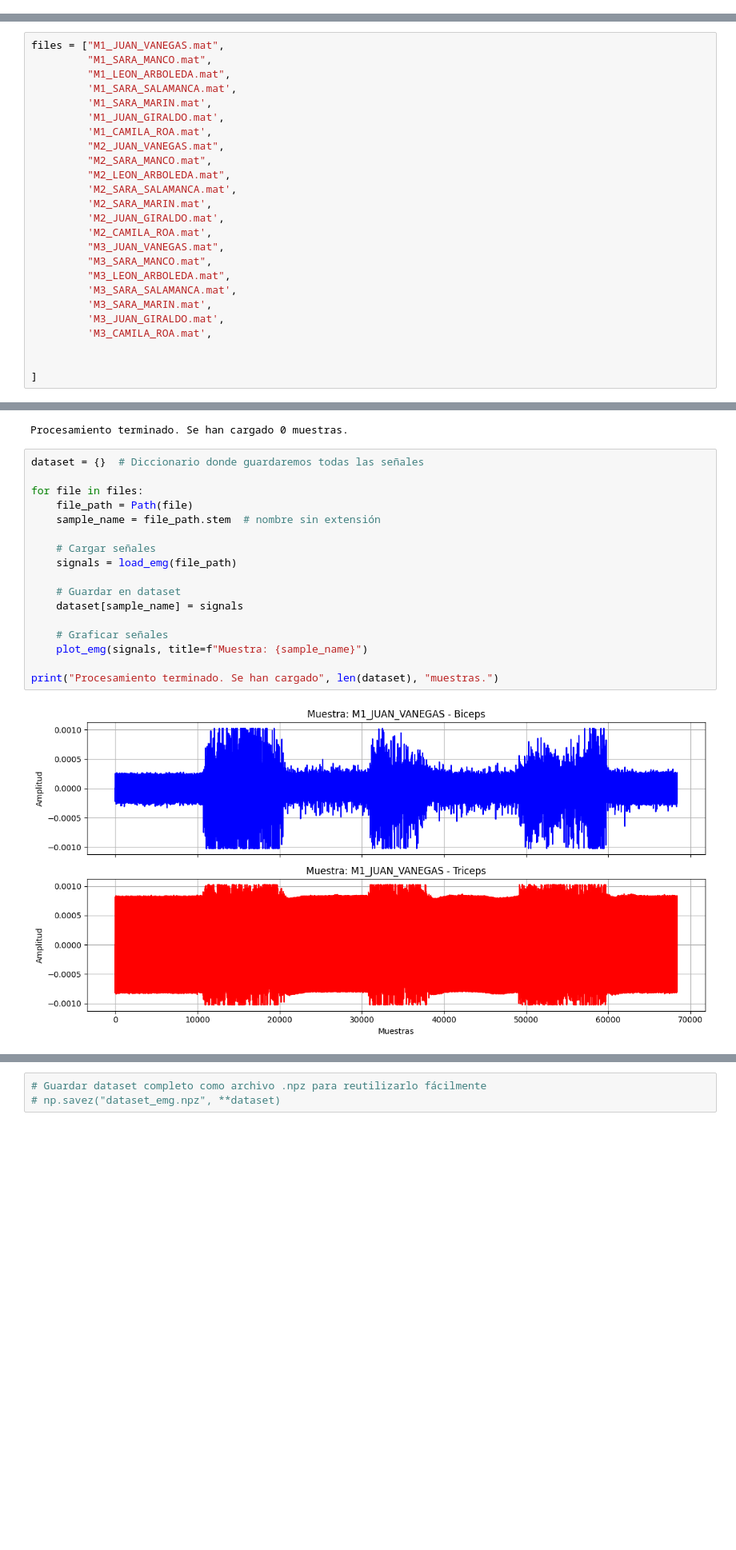
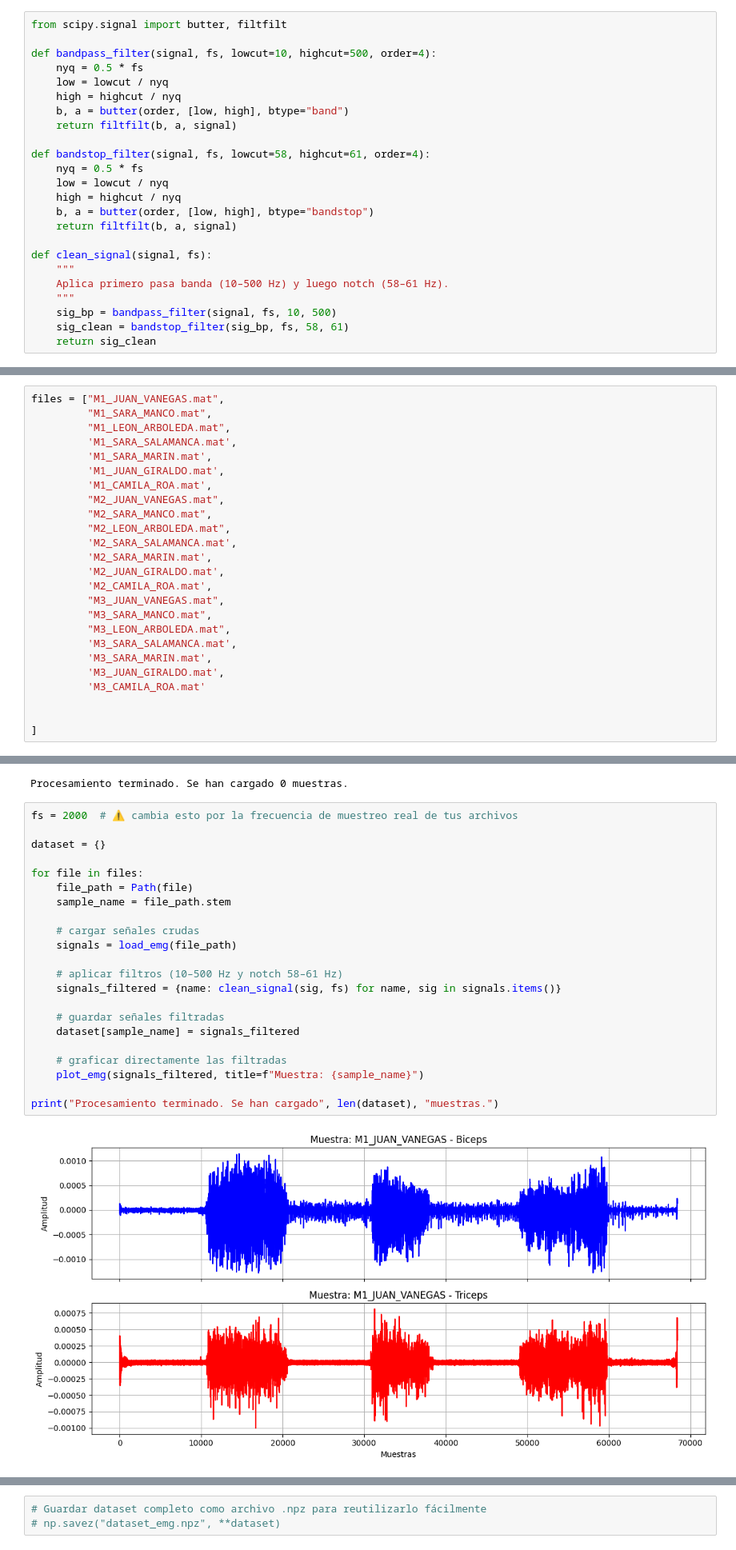
Before and after one commit to saramarin06/AI-powered-prosthesis-control, a Jupyter notebook: Archivos procesamiento EMG/GraficarBicepsTricepsAutomatizado_emg.ipynb, the cells around one changed output, grey strips where cells are left out. Shown at 80% size. Cells and saved outputs as stored; diff of their text form; blank space fills up the shorter version.

Commit message:
Notebook con filtros y las 21 muestras graficadas

```diff
--- a/Archivos procesamiento EMG/GraficarBicepsTricepsAutomatizado_emg.ipynb
+++ b/Archivos procesamiento EMG/GraficarBicepsTricepsAutomatizado_emg.ipynb
@@ -38,6 +38,30 @@ def load_emg(file_path):
             result[title.strip()] = signals[start:end]
 
     return result
+# %%
+from scipy.signal import butter, filtfilt
+
+def bandpass_filter(signal, fs, lowcut=10, highcut=500, order=4):
+    nyq = 0.5 * fs
+    low = lowcut / nyq
+    high = highcut / nyq
+    b, a = butter(order, [low, high], btype="band")
+    return filtfilt(b, a, signal)
+
+def bandstop_filter(signal, fs, lowcut=58, highcut=61, order=4):
+    nyq = 0.5 * fs
+    low = lowcut / nyq
+    high = highcut / nyq
+    b, a = butter(order, [low, high], btype="bandstop")
+    return filtfilt(b, a, signal)
+
+def clean_signal(signal, fs):
+    """
+    Aplica primero pasa banda (10–500 Hz) y luego notch (58–61 Hz).
+    """
+    sig_bp = bandpass_filter(signal, fs, 10, 500)
+    sig_clean = bandstop_filter(sig_bp, fs, 58, 61)
+    return sig_clean
 # %%
 def plot_emg(signals, title="Señales EMG"):
     """
@@ -72,7 +96,7 @@ files = ["M1_JUAN_VANEGAS.mat",
          'M3_SARA_SALAMANCA.mat',
          'M3_SARA_MARIN.mat',
          'M3_JUAN_GIRALDO.mat',
-         'M3_CAMILA_ROA.mat',
+         'M3_CAMILA_ROA.mat'
 
 
 ]
@@ -118,21 +142,26 @@ print("Procesamiento terminado. Se han cargado", len(dataset), "muestras.")
 # %% [output]
 Procesamiento terminado. Se han cargado 0 muestras.
 # %%
-dataset = {}  # Diccionario donde guardaremos todas las señales
+fs = 2000  # ⚠️ cambia esto por la frecuencia de muestreo real de tus archivos
+
+dataset = {}
 
 for file in files:
     file_path = Path(file)
-    sample_name = file_path.stem  # nombre sin extensión
+    sample_name = file_path.stem
 
-    # Cargar señales
+    # cargar señales crudas
     signals = load_emg(file_path)
 
-    # Guardar en dataset
-    dataset[sample_name] = signals
+    # aplicar filtros (10–500 Hz y notch 58–61 Hz)
+    signals_filtered = {name: clean_signal(sig, fs) for name, sig in signals.items()}
 
-    # Graficar señales
-    plot_emg(signals, title=f"Muestra: {sample_name}")
+    # guardar señales filtradas
+    dataset[sample_name] = signals_filtered
+
+    # graficar directamente las filtradas
+    plot_emg(signals_filtered, title=f"Muestra: {sample_name}")
 
 print("Procesamiento terminado. Se han cargado", len(dataset), "muestras.")
 # %% [output]
-[figure, old version]
+[figure, new version]
```
Also changed, not shown: parts of 1 cell of this notebook.
